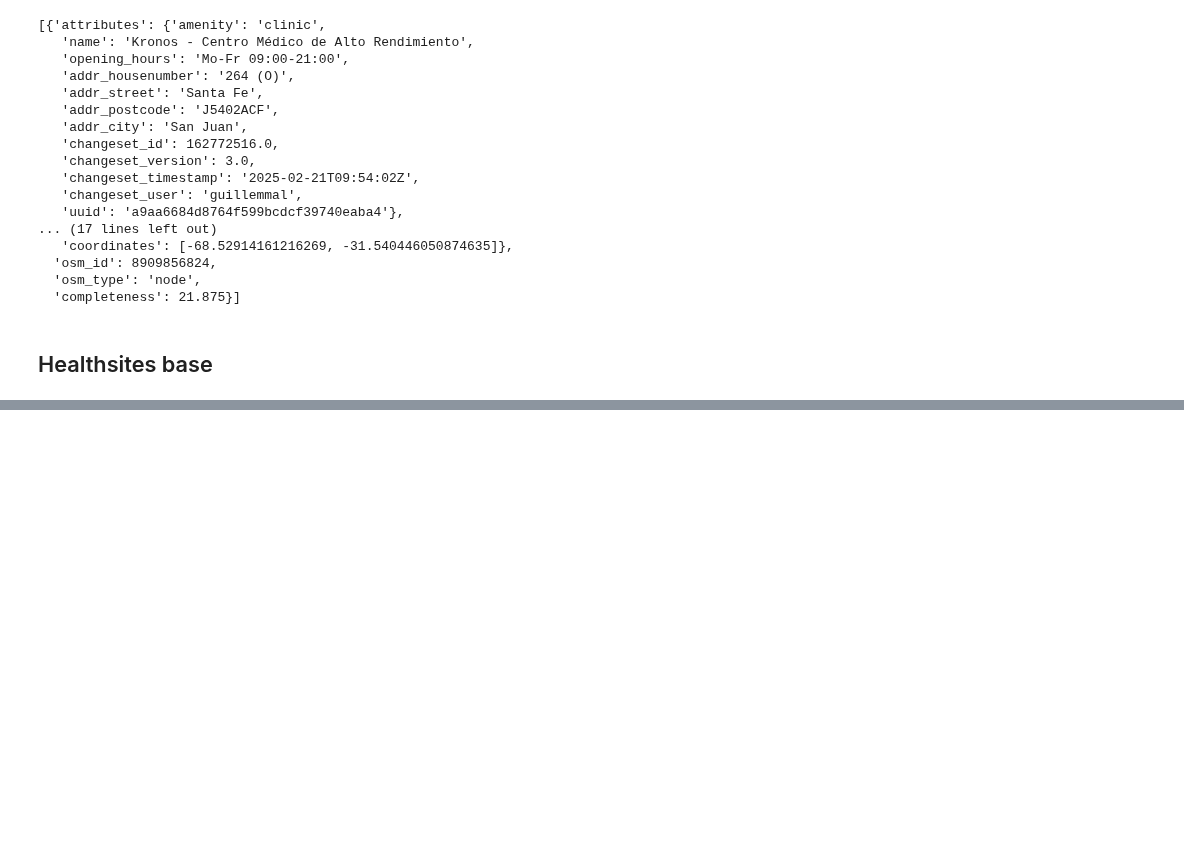
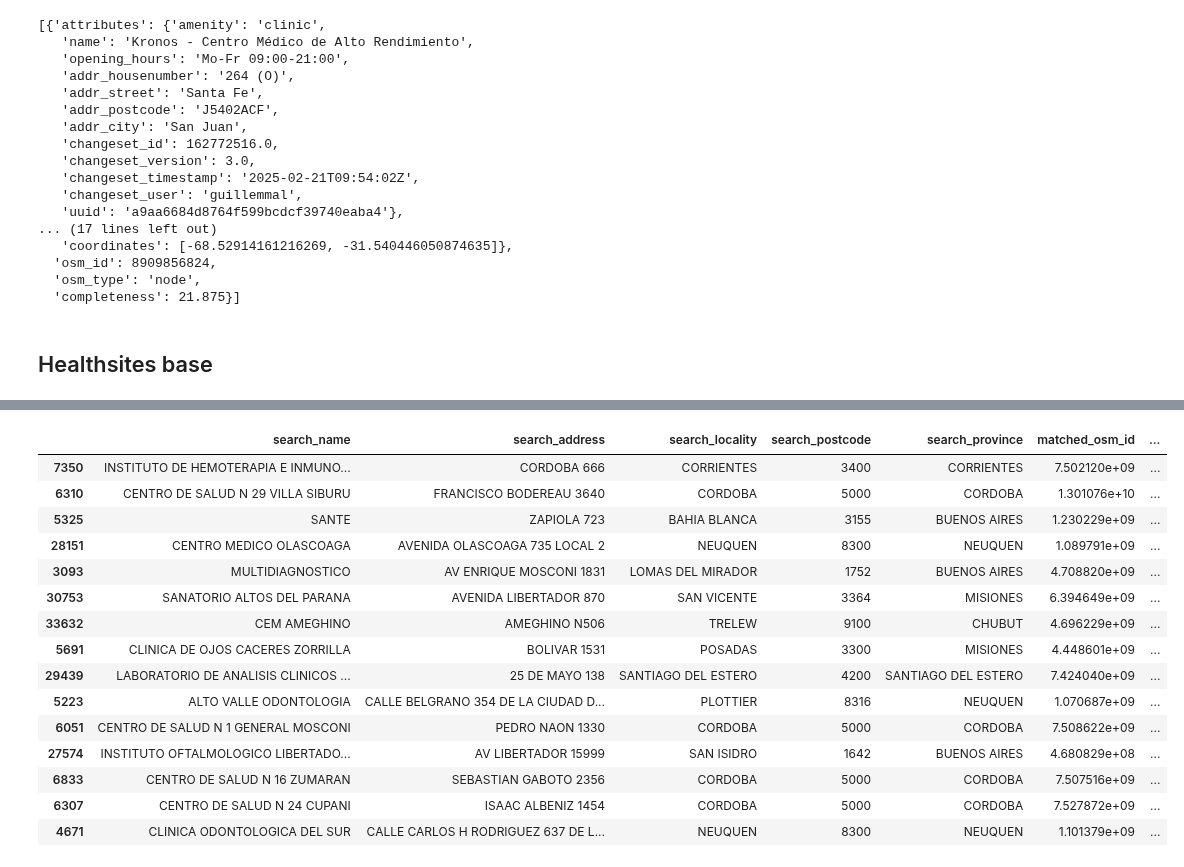
Before and after one commit to ana-castillo-zuain/radio, a Jupyter notebook: exploratory_data_analysis.ipynb, the cells around one changed output, grey strips where cells are left out. Saved outputs shown, nothing was run; the diff lists cells and outputs as text; code cells hidden in the pictures; blank space fills up the shorter version.

Commit message:
Initial coordinate matching

```diff
--- a/exploratory_data_analysis.ipynb
+++ b/exploratory_data_analysis.ipynb
@@ -818,0 +834,2 @@ Hit rate limit or 403 Forbidden on page 1. Stopping here for now.
+# %%
+hs_df = fetch_and_cache_argentina(HEALTHSITES_API_KEY)
@@ -818,0 +872,8 @@ Hit rate limit or 403 Forbidden on page 1. Stopping here for now.
+# %%
+import pandas as pd
+import unicodedata
+
+# 1. Expand the 'attributes' dictionary column into separate columns
+# Using .tolist() is much faster than .apply(pd.Series) for 12,000 rows
+attributes_df = pd.DataFrame(hs_df["attributes"].tolist(), index=hs_df.index)
+hs_df = pd.concat([hs_df, attributes_df], axis=1)
@@ -818,0 +1120,22 @@ Hit rate limit or 403 Forbidden on page 1. Stopping here for now.
+# %%
+display(refes_missing_coordinates[refes_missing_coordinates['matched_lon'].notna()]
+        [['search_name', 'search_address', 'search_locality', 'search_postcode', 'search_province', 'matched_osm_id', 'matched_lat', 'matched_lon', 'match_confidence']]
+        .sort_values(by='match_confidence', ascending=False)
+        .head(15))
+# %% [output]
+|  | search_name | search_address | search_locality | search_postcode | search_province | matched_osm_id | ... |
+| 7350 | INSTITUTO DE HEMOTERAPIA E INMUNO... | CORDOBA 666 | CORRIENTES | 3400 | CORRIENTES | 7.502120e+09 | ... |
+| 6310 | CENTRO DE SALUD N 29 VILLA SIBURU | FRANCISCO BODEREAU 3640 | CORDOBA | 5000 | CORDOBA | 1.301076e+10 | ... |
+| 5325 | SANTE | ZAPIOLA 723 | BAHIA BLANCA | 3155 | BUENOS AIRES | 1.230229e+09 | ... |
+| 28151 | CENTRO MEDICO OLASCOAGA | AVENIDA OLASCOAGA 735 LOCAL 2 | NEUQUEN | 8300 | NEUQUEN | 1.089791e+09 | ... |
+| 3093 | MULTIDIAGNOSTICO | AV ENRIQUE MOSCONI 1831 | LOMAS DEL MIRADOR | 1752 | BUENOS AIRES | 4.708820e+09 | ... |
+| 30753 | SANATORIO ALTOS DEL PARANA | AVENIDA LIBERTADOR 870 | SAN VICENTE | 3364 | MISIONES | 6.394649e+09 | ... |
+| 33632 | CEM AMEGHINO | AMEGHINO N506 | TRELEW | 9100 | CHUBUT | 4.696229e+09 | ... |
+| 5691 | CLINICA DE OJOS CACERES ZORRILLA | BOLIVAR 1531 | POSADAS | 3300 | MISIONES | 4.448601e+09 | ... |
+| 29439 | LABORATORIO DE ANALISIS CLINICOS ... | 25 DE MAYO 138 | SANTIAGO DEL ESTERO | 4200 | SANTIAGO DEL ESTERO | 7.424040e+09 | ... |
+| 5223 | ALTO VALLE ODONTOLOGIA | CALLE BELGRANO 354 DE LA CIUDAD D... | PLOTTIER | 8316 | NEUQUEN | 1.070687e+09 | ... |
+| 6051 | CENTRO DE SALUD N 1 GENERAL MOSCONI | PEDRO NAON 1330 | CORDOBA | 5000 | CORDOBA | 7.508622e+09 | ... |
+| 27574 | INSTITUTO OFTALMOLOGICO LIBERTADO... | AV LIBERTADOR 15999 | SAN ISIDRO | 1642 | BUENOS AIRES | 4.680829e+08 | ... |
+| 6833 | CENTRO DE SALUD N 16 ZUMARAN | SEBASTIAN GABOTO 2356 | CORDOBA | 5000 | CORDOBA | 7.507516e+09 | ... |
+| 6307 | CENTRO DE SALUD N 24 CUPANI | ISAAC ALBENIZ 1454 | CORDOBA | 5000 | CORDOBA | 7.527872e+09 | ... |
+| 4671 | CLINICA ODONTOLOGICA DEL SUR | CALLE CARLOS H RODRIGUEZ 637 DE L... | NEUQUEN | 8300 | NEUQUEN | 1.101379e+09 | ... |
```
Also changed, not shown: parts of 9 cells of this notebook, 1 other file.
